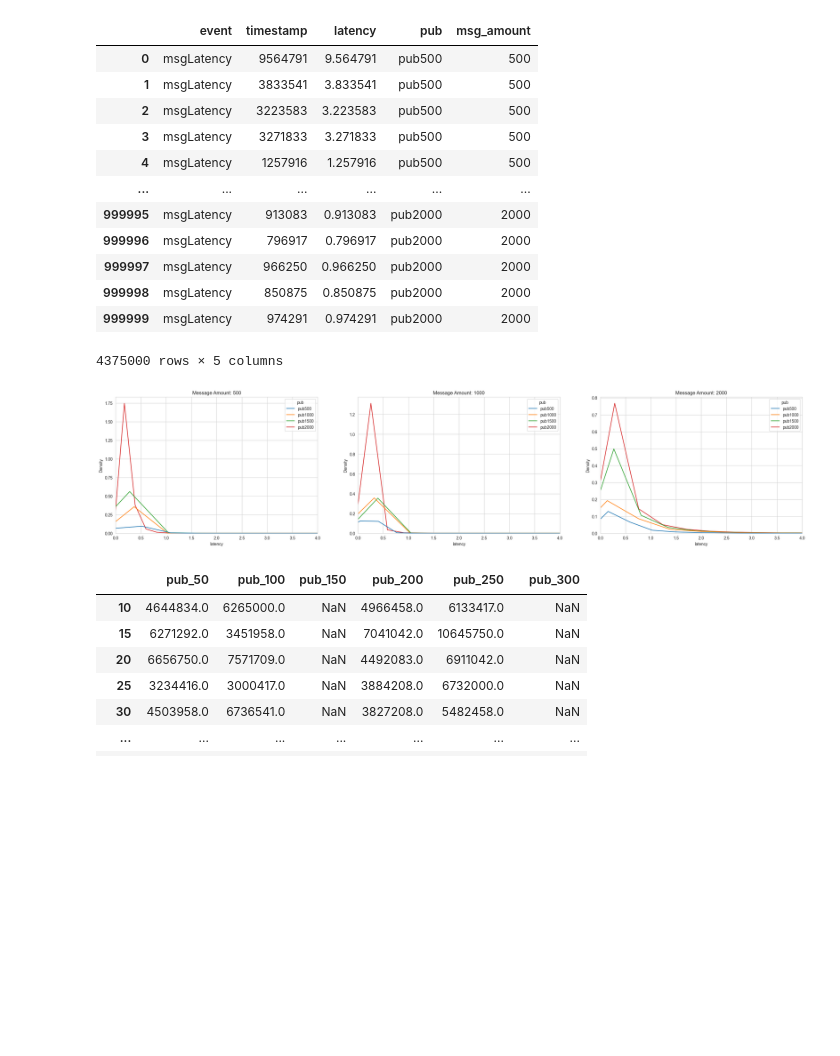
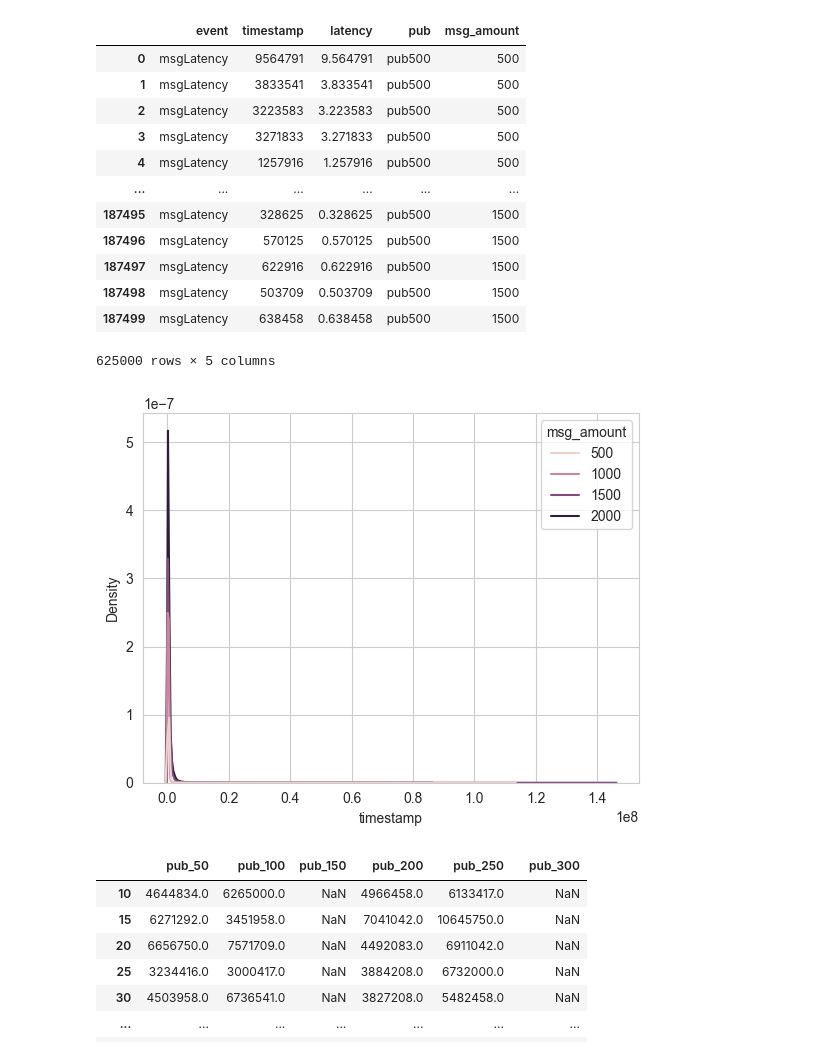
Before and after one commit to Mhwwww/ShutPub, a Jupyter notebook: src/main/java/org/example/eva/evaluation.ipynb, the cells around one changed output. Saved outputs shown, nothing was run; the diff lists cells and outputs as text; code cells hidden in the pictures; blank space fills up the shorter version.

```diff
--- a/src/main/java/org/example/eva/evaluation.ipynb
+++ b/src/main/java/org/example/eva/evaluation.ipynb
@@ -30,15 +30,15 @@ import matplotlib.pyplot as plt
 file_sets = {
     "pub500": ['./logs/Pub_500_Msg_125_MI_300_PI_500_BI_1692753846516.csv',
                '/Users/minghe/Desktop/large scale/Pub_500_Msg_250_1692285125843.csv',
-               './logs/Pub_500_Msg_500_MI_500_PI_500_BI_1692745223512.csv'
+               './logs/Pub_500_Msg_500_MI_500_PI_500_BI_1692745223512.csv','logs/Pub_500_Msg_375_MI_300_PI_500_BI_1692800698497.csv'
                ],
-    "pub1000": ['./logs/Pub_1000_Msg_125_MI_300_PI_500_BI_1692752459223.csv',
-                '/Users/minghe/Desktop/large scale/Pub_1000_Msg_250_1692285803327.csv',
-                './logs/Pub_1000_Msg_500_MI_500_PI_500_BI_1692745758311.csv'
-                ],
-    "pub1500": ['./logs/Pub_1500_Msg_125_MI_300_PI_500_BI_1692751301892.csv','/Users/minghe/Desktop/large scale/Pub_1500_Msg_250_1692286827504.csv','./logs/Pub_1500_Msg_500_MI_500_PI_500_BI_1692747534194.csv'],
-
-    "pub2000": ['./logs/Pub_2000_Msg_125_MI_300_PI_500_BI_1692749252715.csv','/Users/minghe/Desktop/large scale/Pub_2000_Msg_250_1692288668939.csv','logs/Pub_2000_Msg_500_MI_500_PI_500_BI_1692742683369.csv']
+    # "pub1000": ['./logs/Pub_1000_Msg_125_MI_300_PI_500_BI_1692752459223.csv',
+    #             '/Users/minghe/Desktop/large scale/Pub_1000_Msg_250_1692285803327.csv',
+    #             './logs/Pub_1000_Msg_500_MI_500_PI_500_BI_1692745758311.csv','logs/Pub_1000_Msg_375_MI_300_PI_500_BI_1692783470879.csv'
+    #             ],
+    # "pub1500": ['./logs/Pub_1500_Msg_125_MI_300_PI_500_BI_1692751301892.csv','/Users/minghe/Desktop/large scale/Pub_1500_Msg_250_1692286827504.csv','./logs/Pub_1500_Msg_500_MI_500_PI_500_BI_1692747534194.csv','logs/Pub_1500_Msg_375_MI_300_PI_500_BI_1692865557584.csv'],
+    #
+    # "pub2000": ['./logs/Pub_2000_Msg_125_MI_300_PI_500_BI_1692749252715.csv','/Users/minghe/Desktop/large scale/Pub_2000_Msg_250_1692288668939.csv','logs/Pub_2000_Msg_500_MI_500_PI_500_BI_1692742683369.csv','logs/Pub_2000_Msg_375_MI_300_PI_500_BI_1692779258989.csv']
 }
 
 
@@ -55,48 +55,60 @@ for pub_name, file_paths in file_sets.items():
         msg_latency_df = df.copy()
         msg_latency_df['latency'] = msg_latency_df['timestamp']/1e6
         msg_latency_df['pub'] = pub_name
 
         if "Msg_250" in file_path:
             msg_latency_df['msg_amount'] = 1000
         elif "Msg_500" in file_path:
             msg_latency_df['msg_amount'] = 2000
-        elif "Msg_750" in file_path:
-            msg_latency_df['msg_amount'] = 3000
+        elif "Msg_375" in file_path:
+            msg_latency_df['msg_amount'] = 1500
         elif "Msg_125" in file_path:
             msg_latency_df['msg_amount'] = 500
         else:
             msg_latency_df['msg_amount'] = 0
 
         dfs.append(msg_latency_df)
 
 merged_df = pd.concat(dfs)
 
-fig, axes = plt.subplots(nrows=1, ncols=3, figsize=(30, 6))
+# sns.boxplot(data=merged_df, hue="msg_amount", y="latency", x="pub", showfliers=False )
+# plt.xlabel("Message Amount")
+# plt.ylabel("Latency(ms)")
 
-for i, (msg_amount, subset_data) in enumerate(merged_df.groupby('msg_amount')):
-    sns.kdeplot(data=subset_data, x="latency", hue="pub", ax=axes[i])
-    axes[i].set_title(f"Message Amount: {msg_amount}")
-    axes[i].set_xlim(0,4)
+sns.kdeplot(data=merged_df, x="timestamp", hue="msg_amount")
 
-plt.savefig("msg_latency_compare_ecdf.pdf")
+
+
+
+# sns.barplot(data=merged_df, x="msg_amount", y="latency", hue="pub")
+
+# fig, axes = plt.subplots(nrows=1, ncols=3, figsize=(30, 6))
+#
+# for i, (msg_amount, subset_data) in enumerate(merged_df.groupby('msg_amount')):
+#     sns.kdeplot(data=subset_data, x="latency", hue="pub", ax=axes[i],bw_adjust=0.5)
+#     # sns.boxplot(data=subset_data, x="pub", y="latency")
+#     axes[i].set_title(f"Message Amount: {msg_amount}")
+#     axes[i].set_xlim(0,40)
+
+# plt.savefig("msg_latency_compare_#pub_box.pdf")
 # has_negative_values = (merged_df['timestamp'] < 0).any()
 
 merged_df
 # %% [output]
 |  | event | timestamp | latency | pub | msg_amount |
 | 0 | msgLatency | 9564791 | 9.564791 | pub500 | 500 |
 | 1 | msgLatency | 3833541 | 3.833541 | pub500 | 500 |
 | 2 | msgLatency | 3223583 | 3.223583 | pub500 | 500 |
 | 3 | msgLatency | 3271833 | 3.271833 | pub500 | 500 |
 | 4 | msgLatency | 1257916 | 1.257916 | pub500 | 500 |
 | ... | ... | ... | ... | ... | ... |
-| 999995 | msgLatency | 913083 | 0.913083 | pub2000 | 2000 |
-| 999996 | msgLatency | 796917 | 0.796917 | pub2000 | 2000 |
-| 999997 | msgLatency | 966250 | 0.966250 | pub2000 | 2000 |
-| 999998 | msgLatency | 850875 | 0.850875 | pub2000 | 2000 |
-| 999999 | msgLatency | 974291 | 0.974291 | pub2000 | 2000 |
+| 187495 | msgLatency | 328625 | 0.328625 | pub500 | 1500 |
+| 187496 | msgLatency | 570125 | 0.570125 | pub500 | 1500 |
+| 187497 | msgLatency | 622916 | 0.622916 | pub500 | 1500 |
+| 187498 | msgLatency | 503709 | 0.503709 | pub500 | 1500 |
+| 187499 | msgLatency | 638458 | 0.638458 | pub500 | 1500 |
-4375000 rows × 5 columns
+625000 rows × 5 columns
-[figure, old version]
+[figure, new version]
 # %%
 import pandas as pd
 
```
Also changed, not shown: parts of 1 cell of this notebook, 19 other files.
